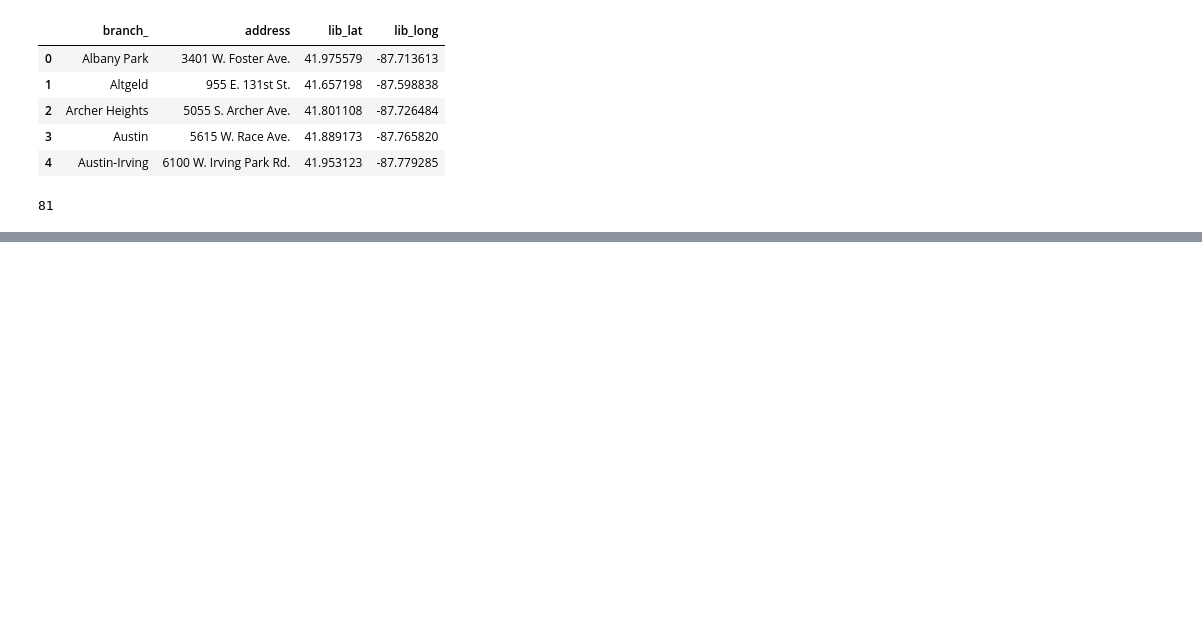
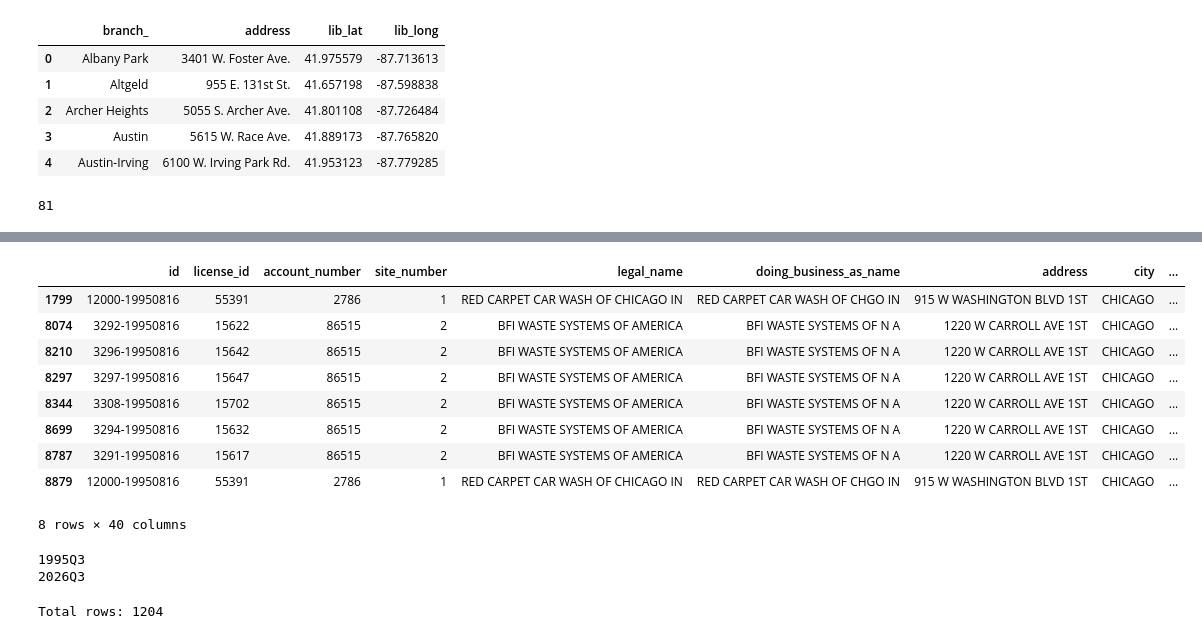
Before and after one commit to mjkimss/library-business-did, a Jupyter notebook: src/01_explore_data.ipynb, the cells around one changed output, grey strips where cells are left out. Saved outputs shown, nothing was run; the diff lists cells and outputs as text; code cells hidden in the pictures; blank space fills up the shorter version.

```diff
--- a/src/01_explore_data.ipynb
+++ b/src/01_explore_data.ipynb
@@ -110,0 +171,12 @@ libraries_df.to_csv('../data/raw/cpl_libraries_raw.csv', index=False)
+# %%
+def get_licenses_near(lat, lon, radius_meters, client):
+    where_clause = (
+        f"within_circle(location, {lat}, {lon}, {radius_meters}) "
+        f"AND application_type = 'ISSUE'"
+    )
+    results = client.get(
+        "r5kz-chrr",
+        where=where_clause,
+        limit=50000
+    )
+    return pd.DataFrame.from_records(results)
@@ -110,0 +198,16 @@ libraries_df.to_csv('../data/raw/cpl_libraries_raw.csv', index=False)
+# %%
+import time
+
+all_results = []
+
+for radius_label, radius_meters in [('0.25mi', 402), ('0.5mi', 804)]:
+    for idx, row in treatment_df.iterrows():
+        licenses = get_licenses_near(row['lib_lat'], row['lib_long'], radius_meters, client)
+        licenses['branch_'] = row['branch_']
+        licenses['radius_spec'] = radius_label
+        all_results.append(licenses)
+        print(f"{row['branch_']} ({radius_label}): {len(licenses)} records")
+        time.sleep(0.5)  # be polite to the API
+
+licenses_all = pd.concat(all_results, ignore_index=True)
+print(f"\nTotal rows: {len(licenses_all)}")
@@ -110,0 +231,14 @@ libraries_df.to_csv('../data/raw/cpl_libraries_raw.csv', index=False)
+# %%
+# Convert license_start_date to datetime and extract year-quarter
+licenses_all['license_start_date'] = pd.to_datetime(licenses_all['license_start_date'])
+licenses_all['year_quarter'] = licenses_all['license_start_date'].dt.to_period('Q')
+
+# Aggregate: count new licenses per branch, per radius spec, per quarter
+panel = (
+    licenses_all
+    .groupby(['branch_', 'radius_spec', 'year_quarter'])
+    .size()
+    .reset_index(name='new_business_count')
+)
+
+panel.head(10)
@@ -110,0 +289,34 @@ libraries_df.to_csv('../data/raw/cpl_libraries_raw.csv', index=False)
+# %%
+licenses_all[licenses_all['year_quarter'] == licenses_all['year_quarter'].min()]
+# %% [output]
+|  | id | license_id | account_number | site_number | legal_name | doing_business_as_name | address | city | ... |
+| 1799 | 12000-19950816 | 55391 | 2786 | 1 | RED CARPET CAR WASH OF CHICAGO IN | RED CARPET CAR WASH OF CHGO IN | 915 W WASHINGTON BLVD 1ST | CHICAGO | ... |
+| 8074 | 3292-19950816 | 15622 | 86515 | 2 | BFI WASTE SYSTEMS OF AMERICA | BFI WASTE SYSTEMS OF N A | 1220 W CARROLL AVE 1ST | CHICAGO | ... |
+| 8210 | 3296-19950816 | 15642 | 86515 | 2 | BFI WASTE SYSTEMS OF AMERICA | BFI WASTE SYSTEMS OF N A | 1220 W CARROLL AVE 1ST | CHICAGO | ... |
+| 8297 | 3297-19950816 | 15647 | 86515 | 2 | BFI WASTE SYSTEMS OF AMERICA | BFI WASTE SYSTEMS OF N A | 1220 W CARROLL AVE 1ST | CHICAGO | ... |
+| 8344 | 3308-19950816 | 15702 | 86515 | 2 | BFI WASTE SYSTEMS OF AMERICA | BFI WASTE SYSTEMS OF N A | 1220 W CARROLL AVE 1ST | CHICAGO | ... |
+| 8699 | 3294-19950816 | 15632 | 86515 | 2 | BFI WASTE SYSTEMS OF AMERICA | BFI WASTE SYSTEMS OF N A | 1220 W CARROLL AVE 1ST | CHICAGO | ... |
+| 8787 | 3291-19950816 | 15617 | 86515 | 2 | BFI WASTE SYSTEMS OF AMERICA | BFI WASTE SYSTEMS OF N A | 1220 W CARROLL AVE 1ST | CHICAGO | ... |
+| 8879 | 12000-19950816 | 55391 | 2786 | 1 | RED CARPET CAR WASH OF CHICAGO IN | RED CARPET CAR WASH OF CHGO IN | 915 W WASHINGTON BLVD 1ST | CHICAGO | ... |
+8 rows × 40 columns
+# %%
+print(licenses_all['year_quarter'].min())
+print(licenses_all['year_quarter'].max())
+# %% [output]
+1995Q3
+2026Q3
+# %%
+all_quarters = pd.period_range(start='2005Q1', end='2026Q2', freq='Q')
+
+full_index = pd.DataFrame(
+    list(product(treatment_df['branch_'], ['0.25mi', '0.5mi'], all_quarters)),
+    columns=['branch_', 'radius_spec', 'year_quarter']
+)
+
+panel_full = full_index.merge(panel, on=['branch_', 'radius_spec', 'year_quarter'], how='left')
+panel_full['new_business_count'] = panel_full['new_business_count'].fillna(0).astype(int)
+
+panel_full.head(10)
+print(f"Total rows: {len(panel_full)}")
+# %% [output]
+Total rows: 1204
```
Also changed, not shown: parts of 15 cells of this notebook, 6 other files.
